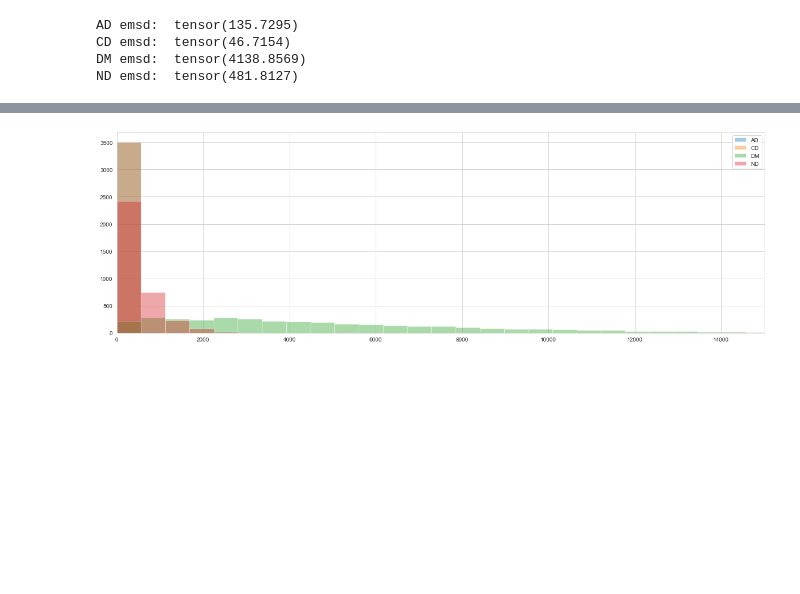
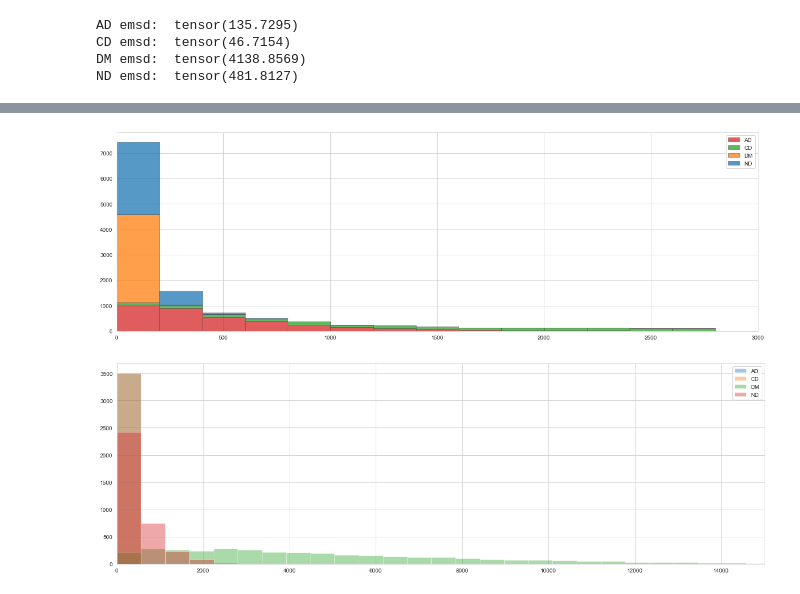
Before and after one commit to milySW/NNResearchAPI, a Jupyter notebook: notebooks/data.ipynb, the cells around one changed output, grey strips where cells are left out. Cells and saved outputs as stored; diff of their text form; code cells hidden in the pictures; blank space fills up the shorter version.

```diff
--- a/notebooks/data.ipynb
+++ b/notebooks/data.ipynb
@@ -128,3 +147,38 @@ plt.show()
+# %%
+import numpy as np
+import pandas as pd
+
+sns.set_style("whitegrid")
+labels = ["AD", "CD", "DM", "ND"]
+
+fig, ax = plt.subplots()
+
+df = pd.DataFrame([emsd.flatten().numpy(), sorted(labels * emsd.shape[-1])]).T
+df.columns = ["TAMSD", "Class"]
+
+sns.histplot(
+    df,
+    x="TAMSD",
+    hue="Class",
+    multiple="stack",
+    edgecolor=".3",
+    linewidth=.5,
+    log_scale=False,
+    legend=True,
+    bins=range(1, 3000, 200)
+)
+
+ax.set_xlim([0, 3000])
+
+plt.gcf().set_size_inches(20.5, 6.5)
+
+ax.legend(labels=labels)
+ax.set(xlabel='', ylabel='', title='')
+
+plt.savefig(".data/data_analyse/emsd_distribution.png", transparent=True, dpi=400)
+plt.show()
+# %% [output]
+[figure, added]
 # %%
 import matplotlib.pyplot as plt
 import numpy as np
```
Also changed, not shown: parts of 3 cells of this notebook, 7 other files.
